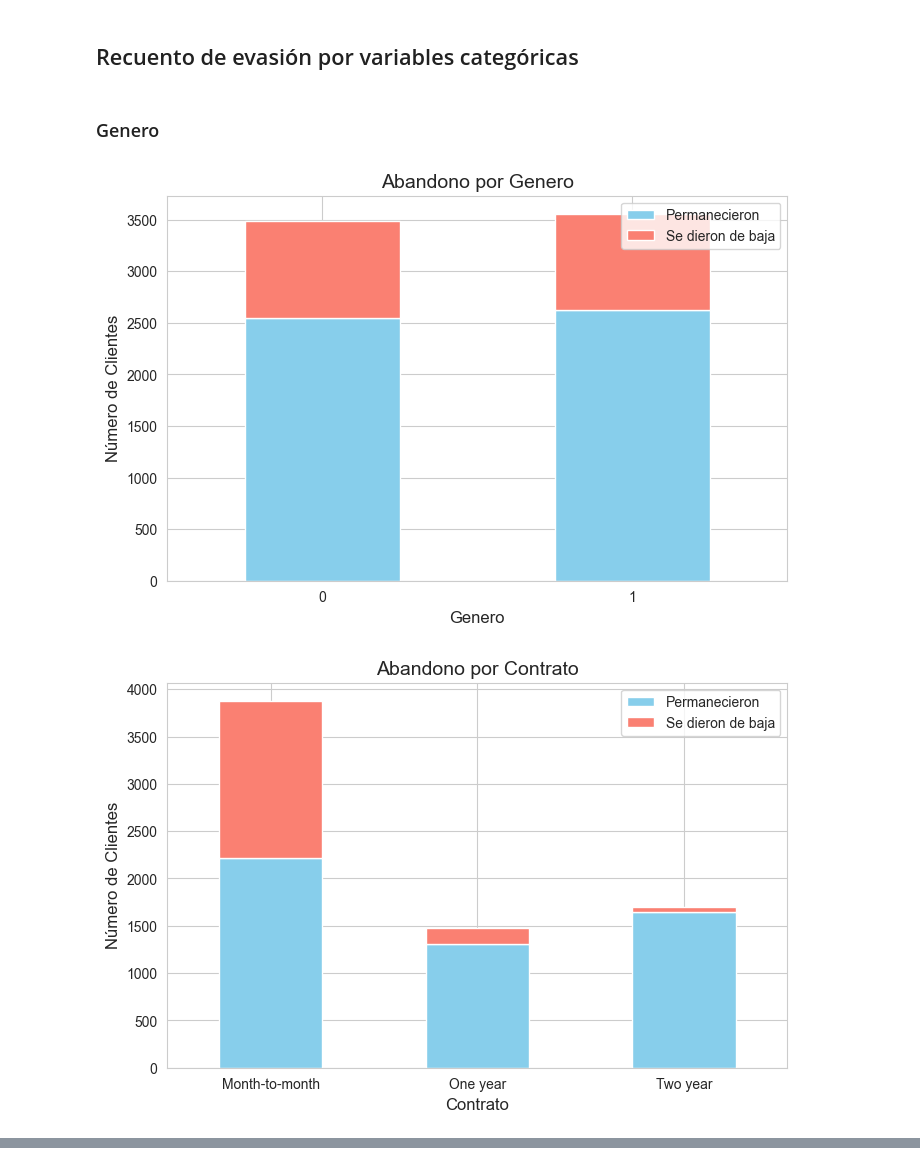
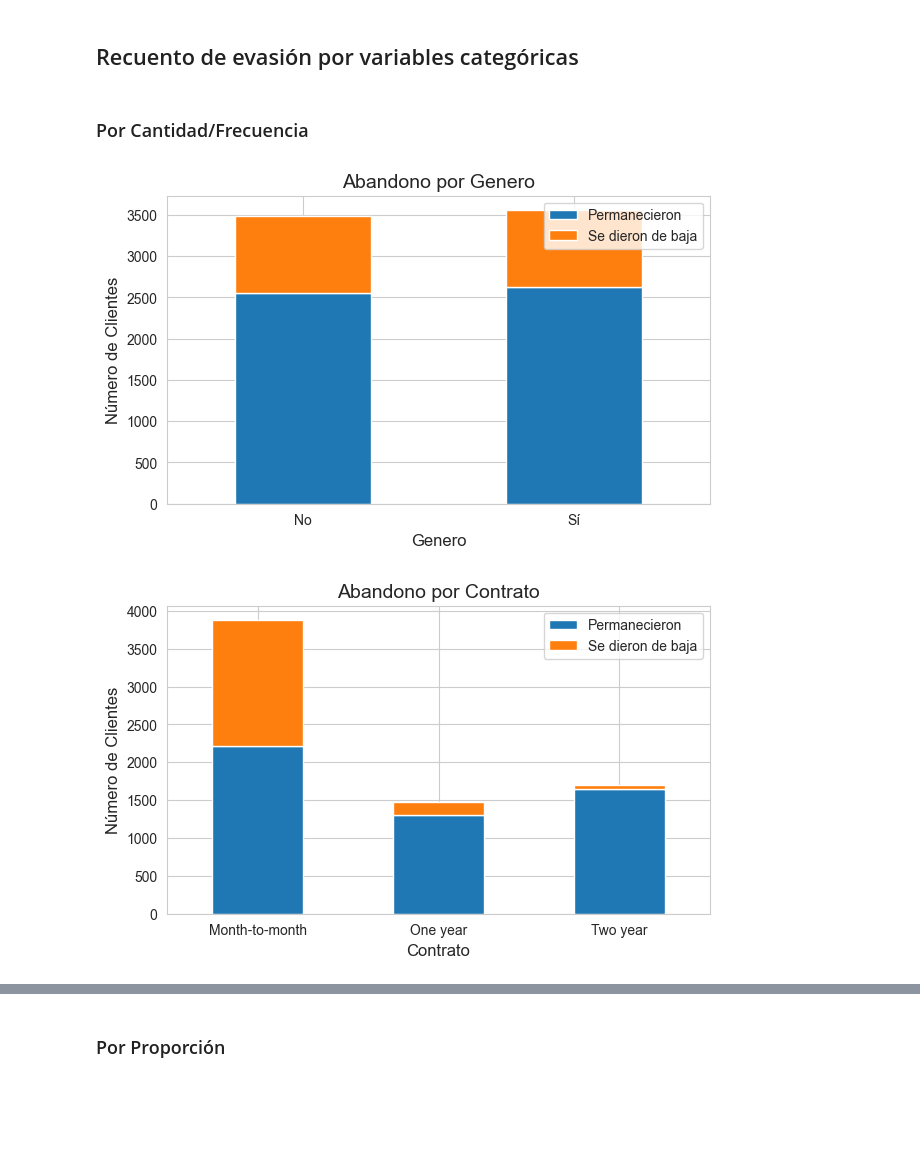
Before and after one commit to adromass/Challenge_Telecom_X, a Jupyter notebook: Challenge_Telecom_X.ipynb, the cells around one changed output, grey strips where cells are left out. Drawn from its saved outputs; the diff is of its cells as text; code cells hidden in the pictures; blank space fills up the shorter version.

```diff
--- a/Challenge_Telecom_X.ipynb
+++ b/Challenge_Telecom_X.ipynb
@@ -234,0 +217,2 @@ np.int64(224)
+# %%
+datos_normalizado['Charges.Total'] = pd.to_numeric(datos_normalizado['Charges.Total'], errors='coerce').fillna(0)
@@ -236,0 +227,2 @@ datos_normalizado = datos_normalizado[datos_normalizado['Churn'] != ""]
+# %%
+datos_normalizado['cuentas_diarias'] = datos_normalizado['Charges.Monthly'] / 30
@@ -327,24 +272,16 @@ Index(['id_cliente', 'abandono', 'genero', 'ciudadano_senior', 'pareja',
 # %%
-# Paso 1: Crea las nuevas columnas one-hot de una sola vez
-# Esto genera un DataFrame con 'servicio_internet_DSL', 'servicio_internet_Fiber optic' y 'servicio_internet_0'
 nuevas_columnas = pd.get_dummies(datos_normalizado['servicio_internet'], prefix='servicio_internet', dtype=int)
 
-# Paso 2: Encuentra la posición de la columna 'servicio_internet'
-# Esto nos da el índice (número de columna) de 'servicio_internet'
-posicion = datos_normalizado.columns.get_loc('servicio_internet')
-
-# Paso 3: Inserta las nuevas columnas en el DataFrame original
-# Itera sobre las columnas creadas en el paso 1
 for i, col in enumerate(nuevas_columnas.columns):
     # 'insert' añade la columna en la posición deseada
     # La posición se ajusta con 'i + 1' para que se inserten en orden
-    datos_normalizado.insert(posicion + i + 1, col, nuevas_columnas[col])
+    datos_normalizado.insert(9 + i + 1, col, nuevas_columnas[col])
 
-# Paso 4: Elimina la columna redundante
-# Eliminamos la columna de 'sin servicio' porque la información ya está en la columna original
 datos_normalizado.drop('servicio_internet_0', axis=1, inplace=True)
 
 datos_normalizado = datos_normalizado.rename(columns={
     'servicio_internet_DSL': 'tiene_dsl',
     'servicio_internet_Fiber optic': 'tiene_fibra_optica'
 })
+
+datos_normalizado['servicio_internet'] = datos_normalizado['servicio_internet'].apply(lambda x: 1 if x != 0 else 0)
@@ -353,3 +354,5 @@ datos_normalizado['servicio_internet'] = datos_normalizado['servicio_internet'].
+# %%
+datos_normalizado = datos_normalizado.reset_index(drop=True)
 # %% [markdown]
 # Carga y Analisis
 
@@ -393,41 +399,41 @@ plt.show()
 # %% [markdown]
 ## Recuento de evasión por variables categóricas
-# %% [markdown]
-### Genero
+# %% [markdown]
+### Por Cantidad/Frecuencia
 # %%
 
 
-columnas_categoricas = ['genero', 'contrato', 'metodo_pago']
+columnas_categoricas = ['genero', 'contrato', 'metodo_pago', 'ciudadano_senior', 'pareja', 'dependientes']
 
-# Establecer el estilo de los gráficos
-sns.set_style("whitegrid")
-
-# Bucle para generar un gráfico por cada columna
 for columna in columnas_categoricas:
-    # Agrupar los datos para calcular la proporción de abandono
-    # La media de una variable binaria (0/1) es la proporción de 1s
     proporcion = datos_normalizado.groupby(columna)['abandono'].mean()
-
-    # Calcular el número total de clientes por categoría
     conteo_total = datos_normalizado[columna].value_counts()
 
-    # Crear el DataFrame para el gráfico apilado
     df_grafico = pd.DataFrame({
         'Permanecieron': conteo_total * (1 - proporcion),
         'Se dieron de baja': conteo_total * proporcion
     })
 
-    # Generar el gráfico de barras apilado
-    df_grafico.plot(kind='bar', stacked=True, figsize=(8, 5), color=['skyblue', 'salmon'])
+    df_grafico.plot(kind='bar', stacked=True, figsize=(7,4))
 
-    # Configurar etiquetas y título
+    # Obtener las etiquetas actuales y crear las nuevas dinámicamente
+    current_labels = [label.get_text() for label in plt.gca().get_xticklabels()]
+    new_labels = []
+    for label in current_labels:
+        if label == '0':
+            new_labels.append('No')
+        elif label == '1':
+            new_labels.append('Sí')
+        else:
+            new_labels.append(label)  # Mantener la etiqueta original si no es 0 o 1
+
+    plt.gca().set_xticklabels(new_labels)
+
     plt.title(f'Abandono por {columna.replace("_", " ").title()}', fontsize=14)
     plt.xlabel(columna.replace("_", " ").title(), fontsize=12)
     plt.ylabel('Número de Clientes', fontsize=12)
     plt.xticks(rotation=0)
-
-    # Mostrar el gráfico
     plt.show()
 # %% [output]
-[figure, old version]
+[figure, new version]
-[figure, old version]
+[figure, new version]
@@ -435 +444,3 @@ for columna in columnas_categoricas:
+# %% [markdown]
+### Por Proporción
 # %%
```
Also changed, not shown: parts of 68 cells of this notebook.
